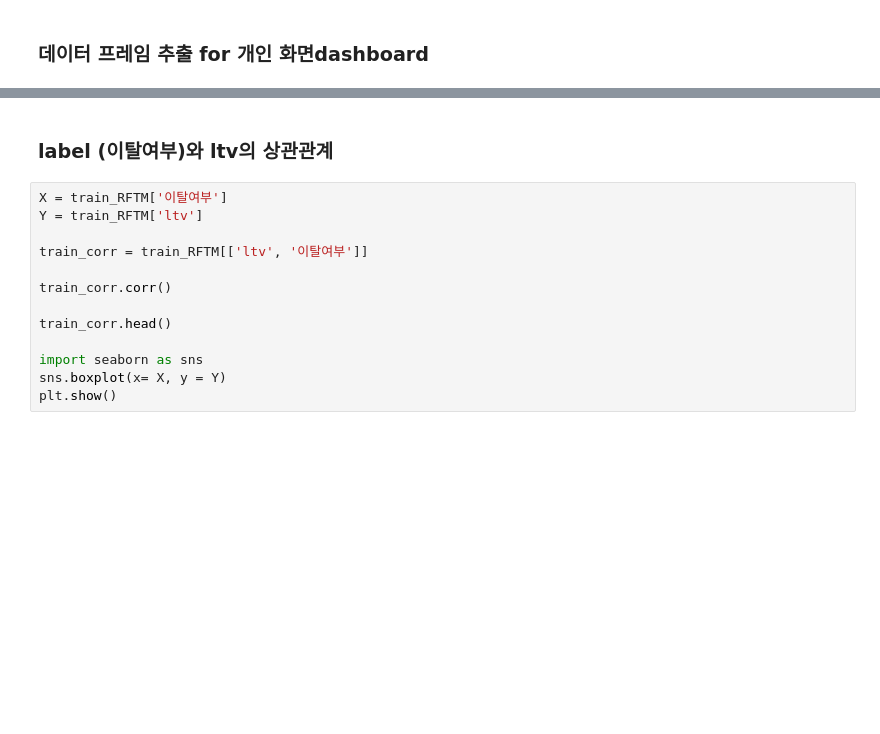
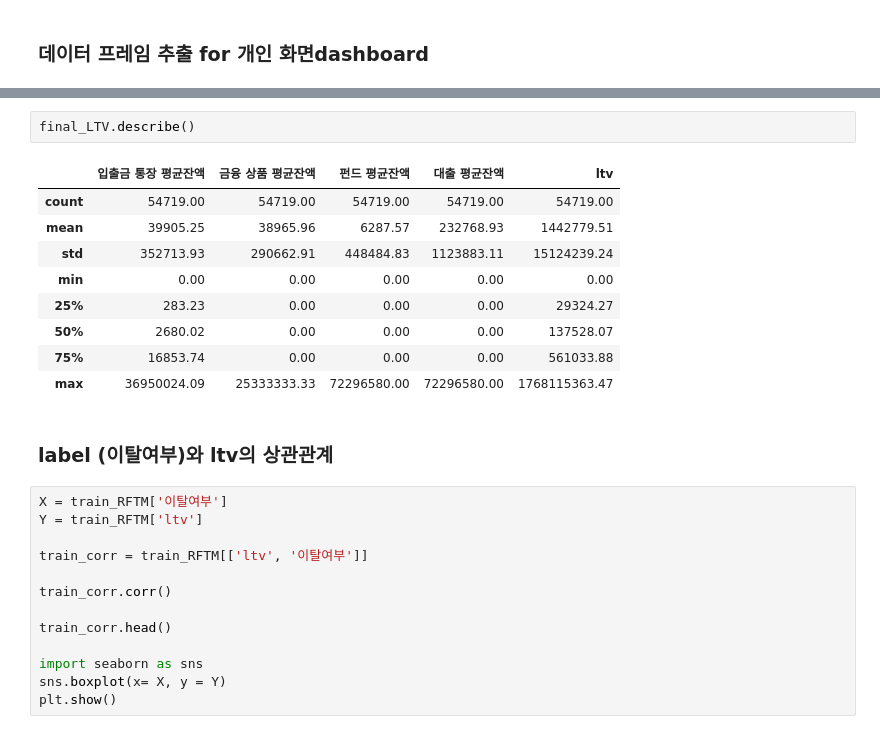
Before and after one commit to Jin-ahBak/bitamin_ChurnProject, a Jupyter notebook: jinyoung/LVT모델링_최종버전 for데이터프레임추출.ipynb, the cells around one changed output, grey strips where cells are left out. Saved outputs shown, nothing was run; the diff lists cells and outputs as text; blank space fills up the shorter version.

```diff
--- a/jinyoung/LVT모델링_최종버전 for데이터프레임추출.ipynb
+++ b/jinyoung/LVT모델링_최종버전 for데이터프레임추출.ipynb
@@ -1428,3 +1462,15 @@ final_LTV.to_csv('./data/평균잔액(X열).csv', index = False)
+# %%
+final_LTV.describe()
+# %% [output]
+|  | 입출금 통장 평균잔액 | 금융 상품 평균잔액 | 펀드 평균잔액 | 대출 평균잔액 | ltv |
+| count | 54719.00 | 54719.00 | 54719.00 | 54719.00 | 54719.00 |
+| mean | 39905.25 | 38965.96 | 6287.57 | 232768.93 | 1442779.51 |
+| std | 352713.93 | 290662.91 | 448484.83 | 1123883.11 | 15124239.24 |
+| min | 0.00 | 0.00 | 0.00 | 0.00 | 0.00 |
+| 25% | 283.23 | 0.00 | 0.00 | 0.00 | 29324.27 |
+| 50% | 2680.02 | 0.00 | 0.00 | 0.00 | 137528.07 |
+| 75% | 16853.74 | 0.00 | 0.00 | 0.00 | 561033.88 |
+| max | 36950024.09 | 25333333.33 | 72296580.00 | 72296580.00 | 1768115363.47 |
 # %% [markdown]
 ### label (이탈여부)와 ltv의 상관관계
 # %%
```
Also changed, not shown: parts of 15 cells of this notebook, 13 other files.
